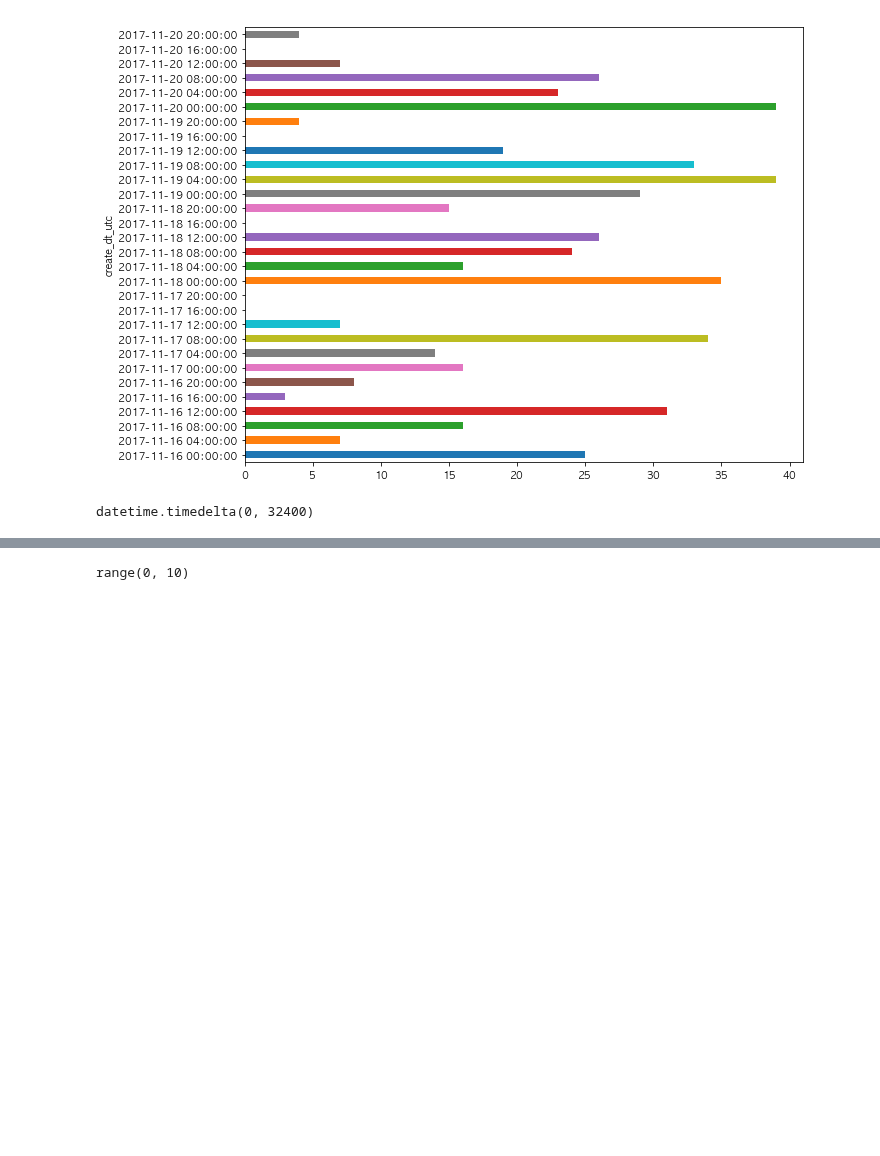
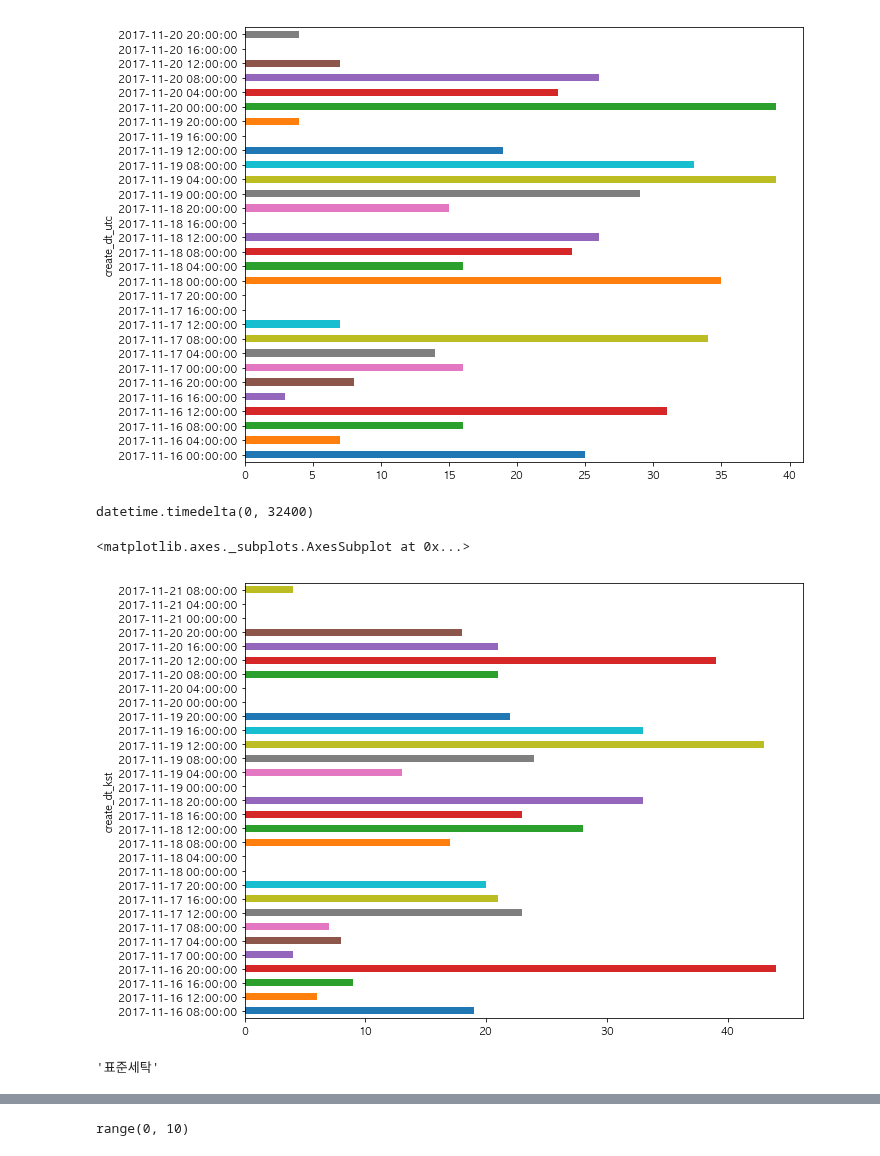
Before and after one commit to CodingSta/demo-201810-lge, a Jupyter notebook: 파이썬강의.ipynb, the cells around one changed output, grey strips where cells are left out. Drawn from its saved outputs; the diff is of its cells as text; code cells hidden in the pictures; blank space fills up the shorter version.

```diff
--- a/파이썬강의.ipynb
+++ b/파이썬강의.ipynb
@@ -2085,0 +2086,6 @@ df_washer['create_dt_kst'] = df_washer['create_dt_utc'] + timedelta(hours=9)
+# %%
+grouper = pd.Grouper(key='create_dt_kst', freq='4h')
+df_washer.groupby(grouper)['create_dt_kst'].count().plot(kind='barh', figsize=(10, 8))
+# %% [output]
+<matplotlib.axes._subplots.AxesSubplot at 0x...>
+[figure, added]
@@ -2085,0 +2098,4 @@ df_washer['create_dt_kst'] = df_washer['create_dt_utc'] + timedelta(hours=9)
+# %%
+코스_사전[1]
+# %% [output]
+'표준세탁'
```
Also changed, not shown: parts of 3 cells of this notebook.
